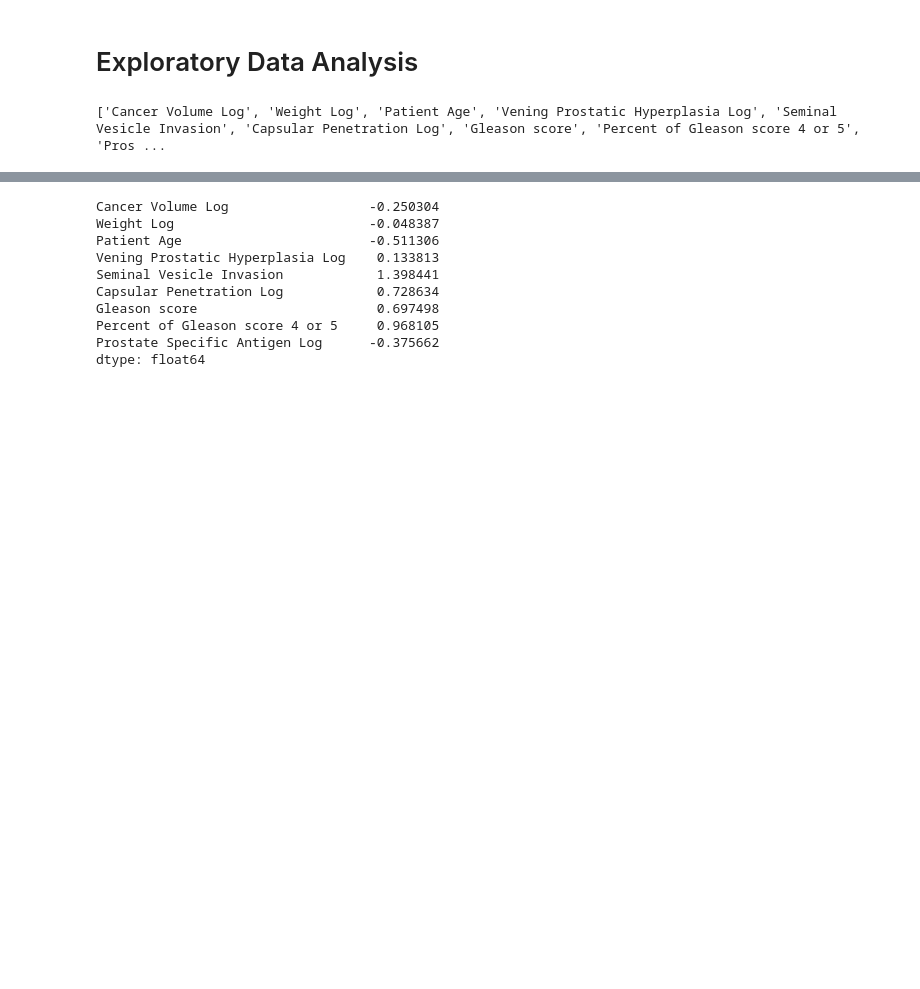
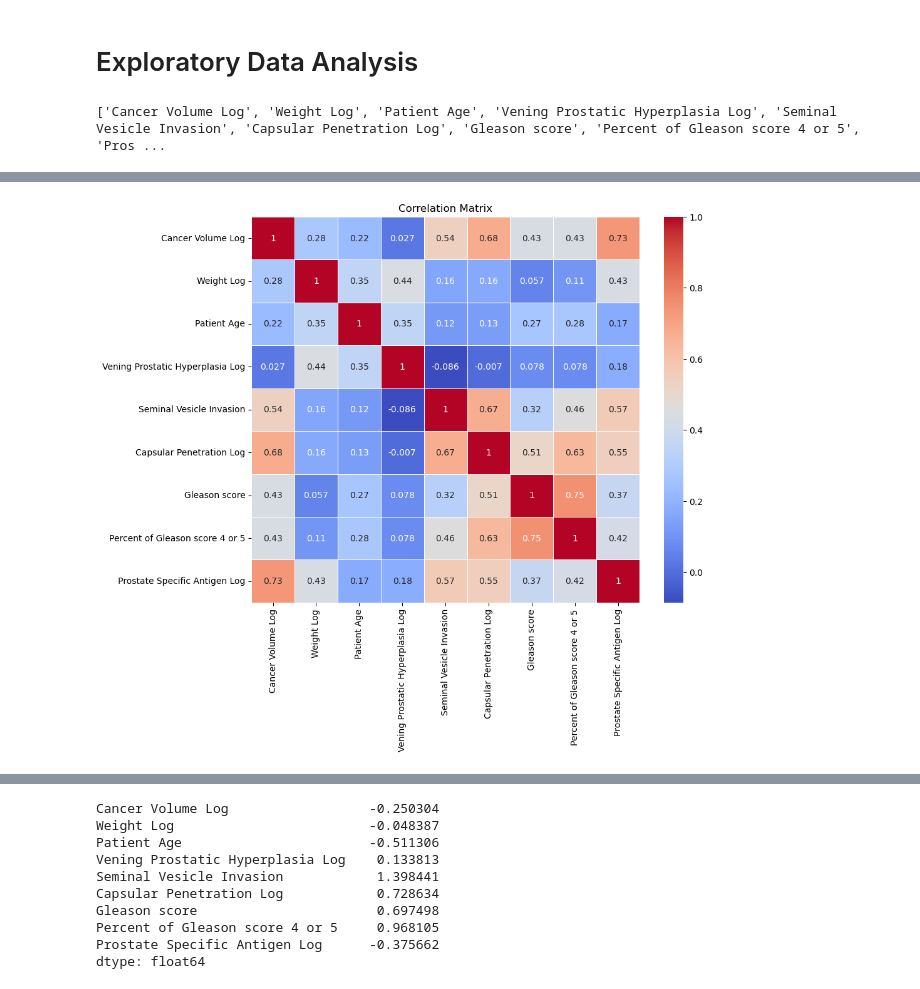
Before and after one commit to ShilpaKarkeraa/HealAThon-Team-K, a Jupyter notebook: Prostate_Cancer/Prostrate_Cancer.ipynb, the cells around one changed output, grey strips where cells are left out. Cells and saved outputs as stored; diff of their text form; code cells hidden in the pictures; blank space fills up the shorter version.

```diff
--- a/Prostate_Cancer/Prostrate_Cancer.ipynb
+++ b/Prostate_Cancer/Prostrate_Cancer.ipynb
@@ -160 +148,9 @@ fig.show()
+# %%
+# Visualize the correlation matrix as a heatmap, so we can identify patterns and relationships between variables.
+fig, ax = plt.subplots(figsize=(10, 8))
+sns.heatmap(corr_matrix, annot=True, cmap='coolwarm', linewidths=0.5, ax=ax)
+ax.set_title('Correlation Matrix')
+plt.show()
+# %% [output]
+[figure, added]
 # %%
```
Also changed, not shown: parts of 19 cells of this notebook.
